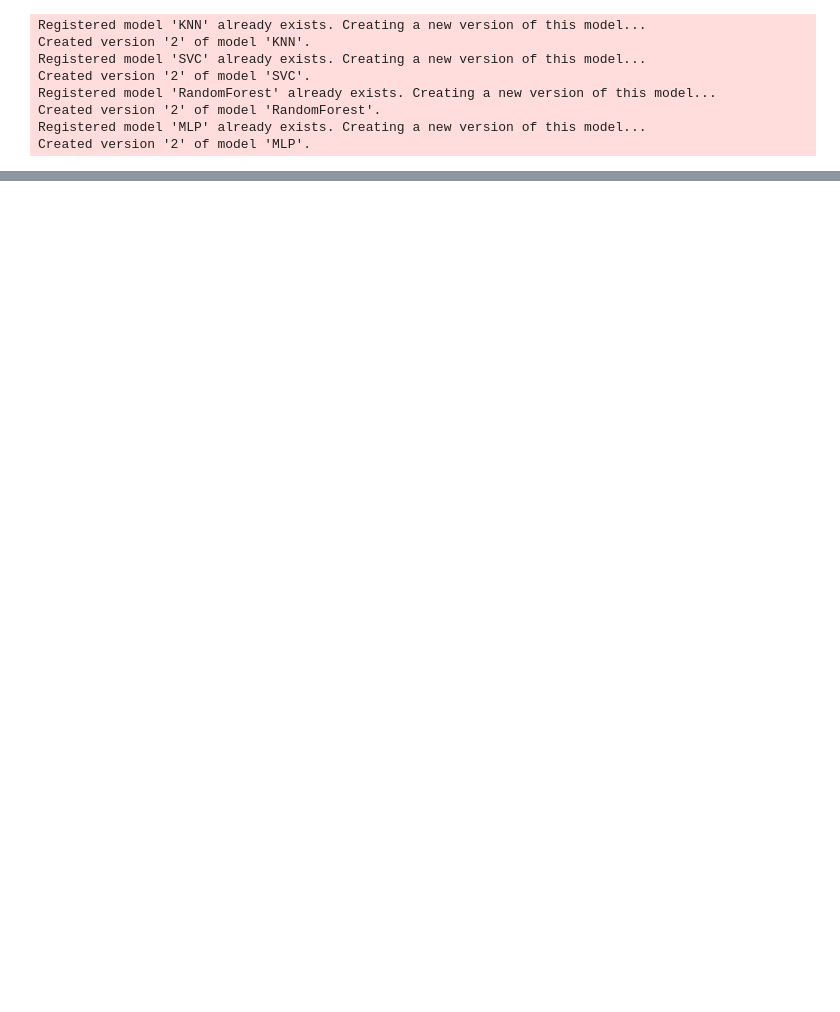
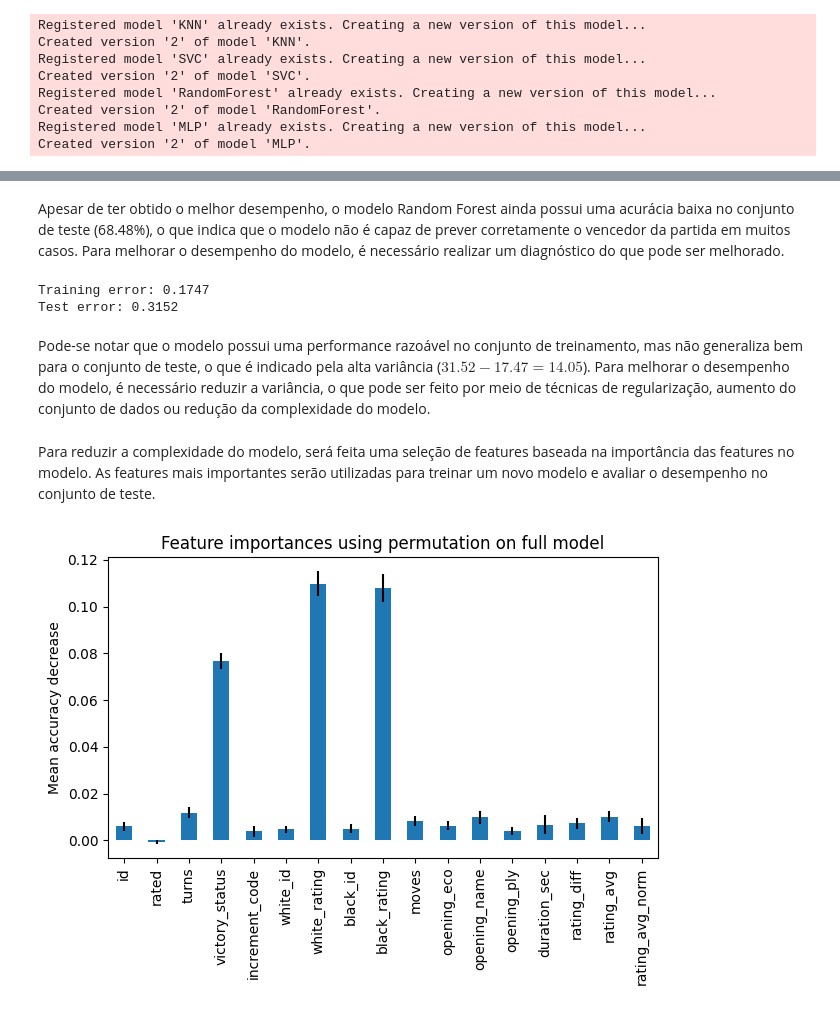
Before and after one commit to Vinicius-resende-cin/intro-dados, a Jupyter notebook: notebooks/ChessGames_class.ipynb, the cells around one changed output, grey strips where cells are left out. Saved outputs shown, nothing was run; the diff lists cells and outputs as text; code cells hidden in the pictures; blank space fills up the shorter version.

Commit message:
Add final model selection and diagnosis

```diff
--- a/notebooks/ChessGames_class.ipynb
+++ b/notebooks/ChessGames_class.ipynb
@@ -43,5 +45,5 @@ logger = logging.getLogger(__name__)
 
 warnings.filterwarnings("ignore")
 
-mlflow.set_experiment(experiment_name='Chess games classification training')
+mlflow.set_experiment(experiment_name='Chess games classification')
 # %% [output]
@@ -279,2 +292,0 @@ No conjunto de validação, o melhor modelo foi o _, alcançando uma acurácia d
-# %%
-mlflow.set_experiment(experiment_name='Chess games classification test')
@@ -334,0 +350,30 @@ Created version '2' of model 'MLP'.
+# %% [markdown]
+Apesar de ter obtido o melhor desempenho, o modelo Random Forest ainda possui uma acurácia baixa no conjunto de teste (68.48%), o que indica que o modelo não é capaz de prever corretamente o vencedor da partida em muitos casos. Para melhorar o desempenho do modelo, é necessário realizar um diagnóstico do que pode ser melhorado.
+# %%
+# check training and test errors
+train_rf_pred = best_rf.predict(train_data.drop(['winner'], axis=1))
+train_error = 1 - accuracy_score(train_data[['winner']], train_rf_pred)
+test_error = 1 - rf_accuracy
+print("Training error: %0.4f" % train_error)
+print("Test error: %0.4f" % test_error)
+# %% [output]
+Training error: 0.1747
+Test error: 0.3152
+# %% [markdown]
+Pode-se notar que o modelo possui uma performance razoável no conjunto de treinamento, mas não generaliza bem para o conjunto de teste, o que é indicado pela alta variância ($31.52 - 17.47 = 14.05$). Para melhorar o desempenho do modelo, é necessário reduzir a variância, o que pode ser feito por meio de técnicas de regularização, aumento do conjunto de dados ou redução da complexidade do modelo.
+# %% [markdown]
+Para reduzir a complexidade do modelo, será feita uma seleção de features baseada na importância das features no modelo. As features mais importantes serão utilizadas para treinar um novo modelo e avaliar o desempenho no conjunto de teste.
+# %%
+from sklearn.inspection import permutation_importance
+
+result = permutation_importance(best_rf, test_x, test_y, n_repeats=10, random_state=42, n_jobs=2)
+forest_importances = pd.Series(result.importances_mean, index=test_x.columns)
+# %%
+fig, ax = plt.subplots()
+forest_importances.plot.bar(yerr=result.importances_std, ax=ax)
+ax.set_title("Feature importances using permutation on full model")
+ax.set_ylabel("Mean accuracy decrease")
+fig.tight_layout()
+plt.show()
+# %% [output]
+[figure, added]
```
Also changed, not shown: parts of 16 cells of this notebook.
